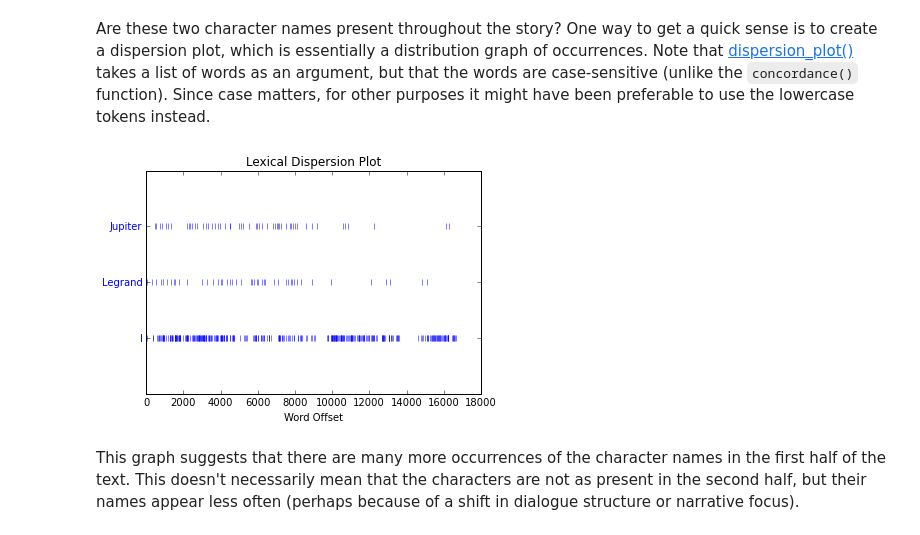
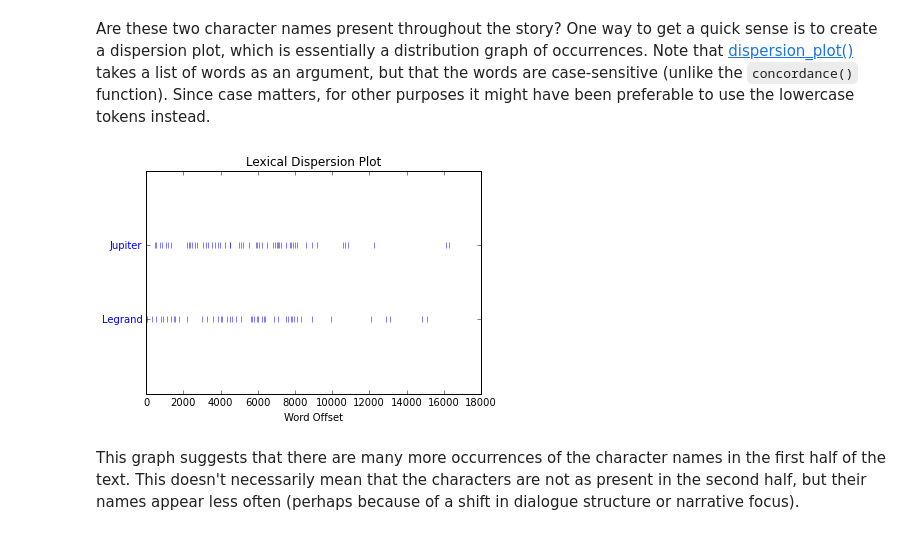
Before and after one commit to sgsinclair/alta, a Jupyter notebook: ipynb/GettingGraphical.ipynb, the cells around one changed output. Drawn from its saved outputs; the diff is of its cells as text; code cells hidden in the pictures.

Commit message:
removed "i" from dispersion graph

````diff
--- a/ipynb/GettingGraphical.ipynb
+++ b/ipynb/GettingGraphical.ipynb
@@ -222,9 +222,9 @@ repare some marsh-hens for supper . Legrand was in one of his fits -- how else
 # %% [markdown]
 Are these two character names present throughout the story? One way to get a quick sense is to create a dispersion plot, which is essentially a distribution graph of occurrences. Note that [dispersion_plot()](http://www.nltk.org/api/nltk.html?highlight=dispersion_plot#nltk.text.Text.dispersion_plot) takes a list of words as an argument, but that the words are case-sensitive (unlike the ```concordance()``` function). Since case matters, for other purposes it might have been preferable to use the lowercase tokens instead.
 # %%
-goldBugText.dispersion_plot(["Jupiter", "Legrand", "I"])
+goldBugText.dispersion_plot(["Jupiter", "Legrand"])
 # %% [output]
-[figure, old version]
+[figure, new version]
 # %% [markdown]
 This graph suggests that there are many more occurrences of the character names in the first half of the text. This doesn't necessarily mean that the characters are not as present in the second half, but their names appear less often (perhaps because of a shift in dialogue structure or narrative focus).
 # %% [markdown]
````
